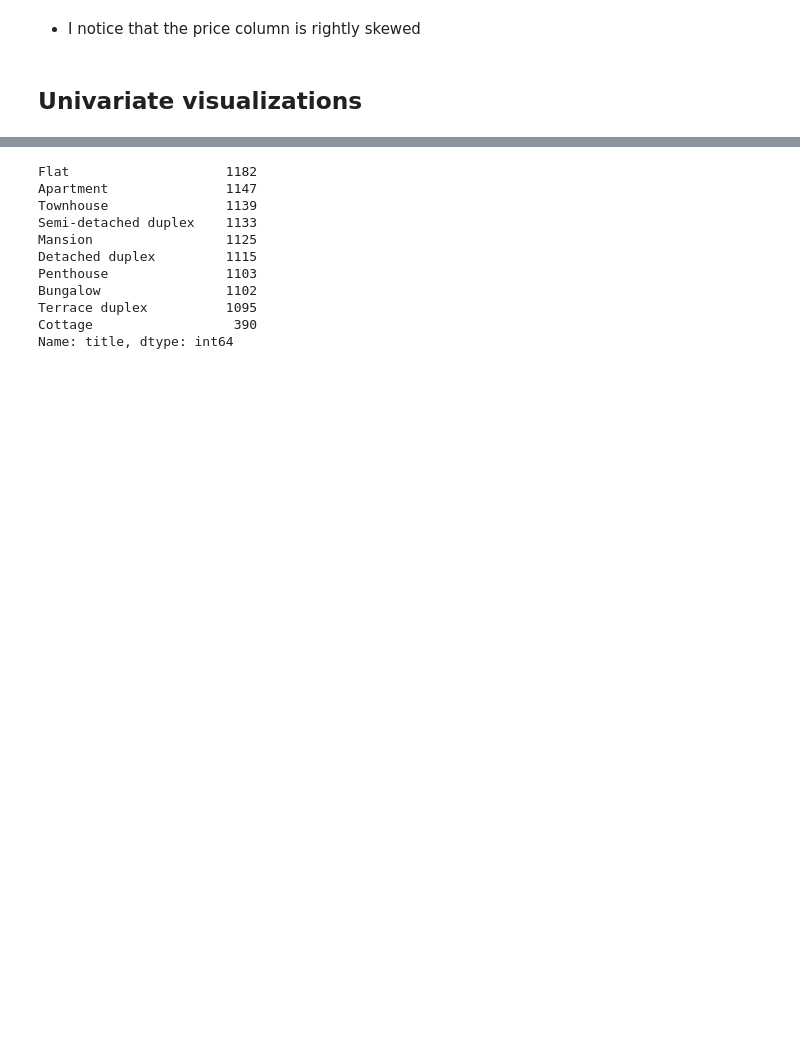
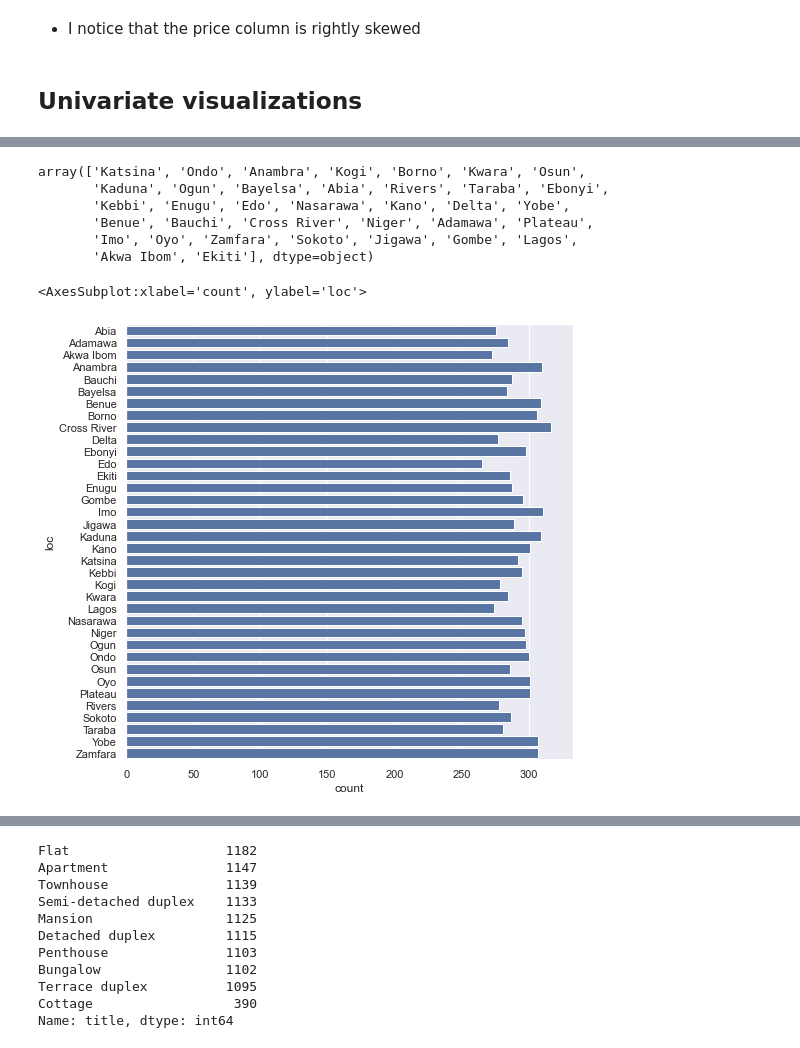
Before and after one commit to Tito-A/DSNBootcampChallenge, a Jupyter notebook: DSN_MLTask.ipynb, the cells around one changed output, grey strips where cells are left out. Drawn from its saved outputs; the diff is of its cells as text; code cells hidden in the pictures; blank space fills up the shorter version.

```diff
--- a/DSN_MLTask.ipynb
+++ b/DSN_MLTask.ipynb
@@ -308,0 +312,9 @@ array(['Abia', 'Adamawa', 'Akwa Ibom', 'Anambra', 'Bauchi', 'Bayelsa',
+# %%
+train_df['loc'].unique()
+# %% [output]
+array(['Katsina', 'Ondo', 'Anambra', 'Kogi', 'Borno', 'Kwara', 'Osun',
+       'Kaduna', 'Ogun', 'Bayelsa', 'Abia', 'Rivers', 'Taraba', 'Ebonyi',
+       'Kebbi', 'Enugu', 'Edo', 'Nasarawa', 'Kano', 'Delta', 'Yobe',
+       'Benue', 'Bauchi', 'Cross River', 'Niger', 'Adamawa', 'Plateau',
+       'Imo', 'Oyo', 'Zamfara', 'Sokoto', 'Jigawa', 'Gombe', 'Lagos',
+       'Akwa Ibom', 'Ekiti'], dtype=object)
@@ -308,0 +324,10 @@ array(['Abia', 'Adamawa', 'Akwa Ibom', 'Anambra', 'Bauchi', 'Bayelsa',
+# %%
+# creating an order for the plot
+
+loc_count_order = train_df.groupby('loc')
+loc_order= loc_count_order.aggregate(np.median).reset_index().sort_values('loc')
+
+sns.countplot(data= train_df, y='loc', order= loc_order['loc'], color= 'b')
+# %% [output]
+<AxesSubplot:xlabel='count', ylabel='loc'>
+[figure, added]
```
Also changed, not shown: parts of 72 cells of this notebook.
